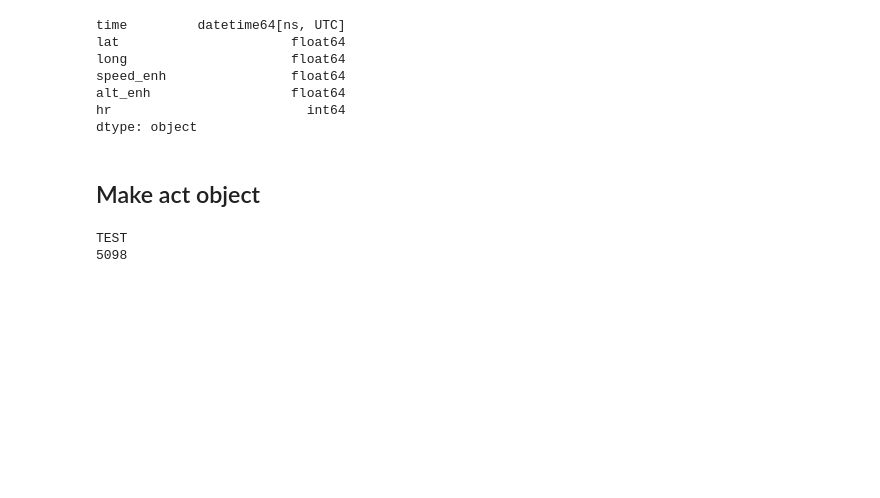
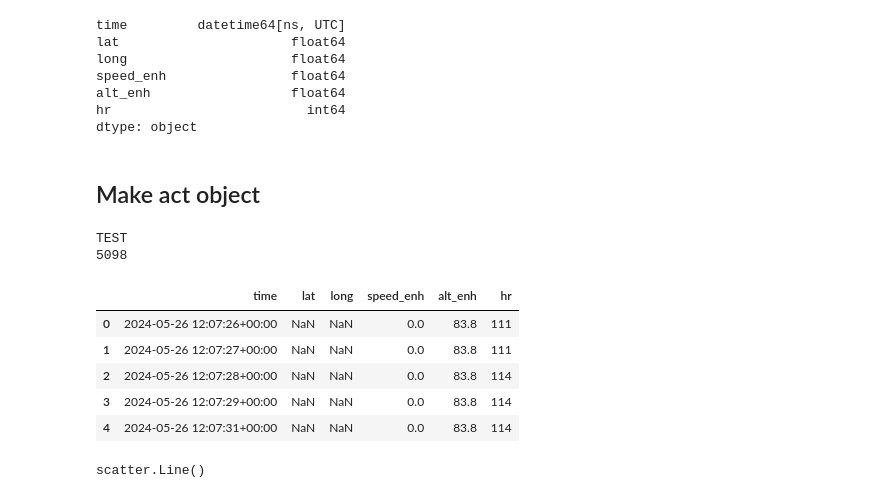
Before and after one commit to MarcusSalzer/gpx_draw, a Jupyter notebook: experiments/test_fit_act.ipynb, the cells around one changed output. Saved outputs shown, nothing was run; the diff lists cells and outputs as text; code cells hidden in the pictures; blank space fills up the shorter version.

```diff
--- a/experiments/test_fit_act.ipynb
+++ b/experiments/test_fit_act.ipynb
@@ -64,4 +73,4 @@ total: 16107
 ## Load a fit file
 # %%
 reload(dataf)
-points = dataf.load_fit(fit_path)
+points, info = dataf.load_fit(fit_path)
@@ -95,3 +115,12 @@ act.plot_trace()
 # %% [output]
 TEST
 5098
+# %%
+act.points.head()
+# %% [output]
+|  | time | lat | long | speed_enh | alt_enh | hr |
+| 0 | 2024-05-26 12:07:26+00:00 | NaN | NaN | 0.0 | 83.8 | 111 |
+| 1 | 2024-05-26 12:07:27+00:00 | NaN | NaN | 0.0 | 83.8 | 111 |
+| 2 | 2024-05-26 12:07:28+00:00 | NaN | NaN | 0.0 | 83.8 | 114 |
+| 3 | 2024-05-26 12:07:29+00:00 | NaN | NaN | 0.0 | 83.8 | 114 |
+| 4 | 2024-05-26 12:07:31+00:00 | NaN | NaN | 0.0 | 83.8 | 114 |
@@ -97,0 +175,4 @@ TEST
+# %%
+go.scatter.Line()
+# %% [output]
+scatter.Line()
```
Also changed, not shown: parts of 5 cells of this notebook, 4 other files.
